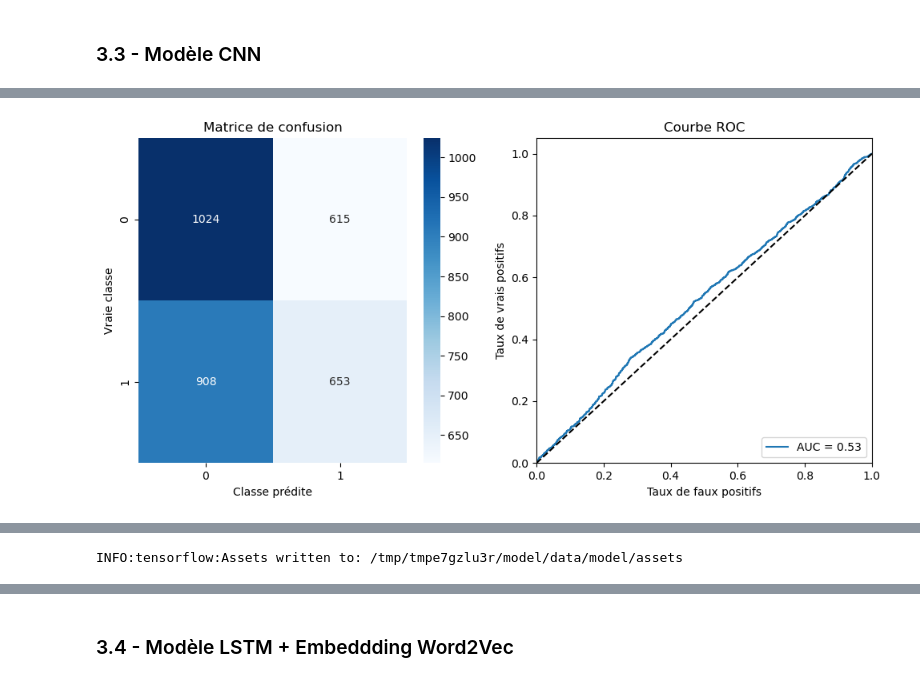
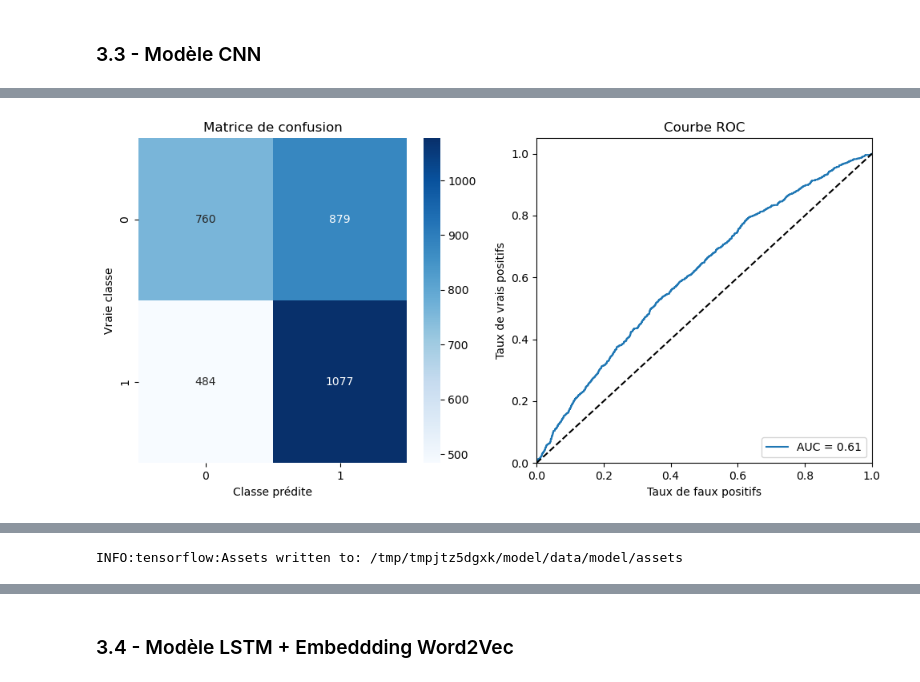
Before and after one commit to mehdimunim/OC7, a Jupyter notebook: notebooks/03_Mehdi_MUNIM_modelisation.ipynb, the cells around one changed output, grey strips where cells are left out. Cells and saved outputs as stored; diff of their text form; code cells hidden in the pictures.

```diff
--- a/notebooks/03_Mehdi_MUNIM_modelisation.ipynb
+++ b/notebooks/03_Mehdi_MUNIM_modelisation.ipynb
@@ -81,10 +81,10 @@ model_lr = LogisticRegression(solver='liblinear', max_iter=1000, random_state=42
 # Démarrer une exécution MLflow
 with mlflow.start_run():
     # Entraîner le modèle
-    model_lr.fit(X_train_w2v, y_train)
+    model_lr.fit(X_train_d2v, y_train)
 
     # Évaluer le modèle et récupérer les métriques
-    accuracy, precision, recall, f1, predict_time = evaluation.evaluer_modele(model_lr, X_test_w2v, y_test)
+    accuracy, precision, recall, f1, predict_time = evaluation.evaluer_modele(model_lr, X_test_d2v, y_test)
 
     # Enregistrer les paramètres
     mlflow.log_param("model", "LogisticRegression")
@@ -98,6 +98,9 @@ with mlflow.start_run():
     mlflow.log_metric("f1_score", f1)
     mlflow.log_metric("predict_time", predict_time)  # Enregistrer le predict_time
 
+    # Ajouter un tag
+    mlflow.set_tag("model_name", "LogisticRegression")
+
     # Enregistrer le modèle
     mlflow.sklearn.log_model(model_lr, "model_lr")
 # %% [output]
@@ -122,10 +125,10 @@ model_mlp = model.create_mlp_model(input_shape=(X_train_w2v.shape[1],))
 # Démarrer une exécution MLflow
 with mlflow.start_run():
     # Entraîner le modèle
-    model_mlp.fit(X_train_w2v, y_train, epochs=10, batch_size=32, validation_split=0.2)
+    model_mlp.fit(X_train_d2v, y_train, epochs=10, batch_size=32, validation_split=0.2)
 
     # Évaluer le modèle et récupérer les métriques
-    accuracy, precision, recall, f1, predict_time = evaluation.evaluer_modele(model_mlp, X_test_w2v, y_test)
+    accuracy, precision, recall, f1, predict_time = evaluation.evaluer_modele(model_mlp, X_test_d2v, y_test)
 
     # Enregistrer les paramètres
     mlflow.log_param("epochs", 10)
@@ -138,6 +141,9 @@ with mlflow.start_run():
     mlflow.log_metric("f1_score", f1)
     mlflow.log_metric("predict_time", predict_time)  # Ajout du predict_time
 
+    # Ajouter un tag pour identifier le modèle
+    mlflow.set_tag("model_name", "MLP")
+
     # Enregistrer le modèle
     mlflow.keras.log_model(model_mlp, "model_mlp")
 # %% [output]
@@ -178,8 +178,8 @@ import mlflow
 import mlflow.keras
 
 # Reshape les données pour le modèle CNN
-X_train_cnn = np.reshape(X_train_w2v, (X_train_w2v.shape[0], X_train_w2v.shape[1], 1))
-X_test_cnn = np.reshape(X_test_w2v, (X_test_w2v.shape[0], X_test_w2v.shape[1], 1))
+X_train_cnn = np.reshape(X_train_d2v, (X_train_d2v.shape[0], X_train_d2v.shape[1], 1))
+X_test_cnn = np.reshape(X_test_d2v, (X_test_d2v.shape[0], X_test_d2v.shape[1], 1))
 
 # Créer le modèle CNN
 model_cnn = model.create_cnn_model(input_shape=(X_train_cnn.shape[1], 1))
@@ -203,6 +203,9 @@ with mlflow.start_run():
     mlflow.log_metric("f1_score",  f1)
     mlflow.log_metric("predict_time", predict_time)  # Ajout du predict_time
 
+    # Ajouter un tag pour identifier le modèle
+    mlflow.set_tag("model_name", "CNN")
+
     # Enregistrer le modèle
     mlflow.keras.log_model(model_cnn, "model_cnn")
 # %% [output]
@@ -225,2 +228,2 @@ Prediction Time: 0.6413 seconds
 100/100 [==============================] - 0s 2ms/step
-[figure, old version]
+[figure, new version]
@@ -228 +231 @@ Prediction Time: 0.6413 seconds
-INFO:tensorflow:Assets written to: /tmp/tmpe7gzlu3r/model/data/model/assets
+INFO:tensorflow:Assets written to: /tmp/tmpjtz5dgxk/model/data/model/assets
```
Also changed, not shown: parts of 8 cells of this notebook.
